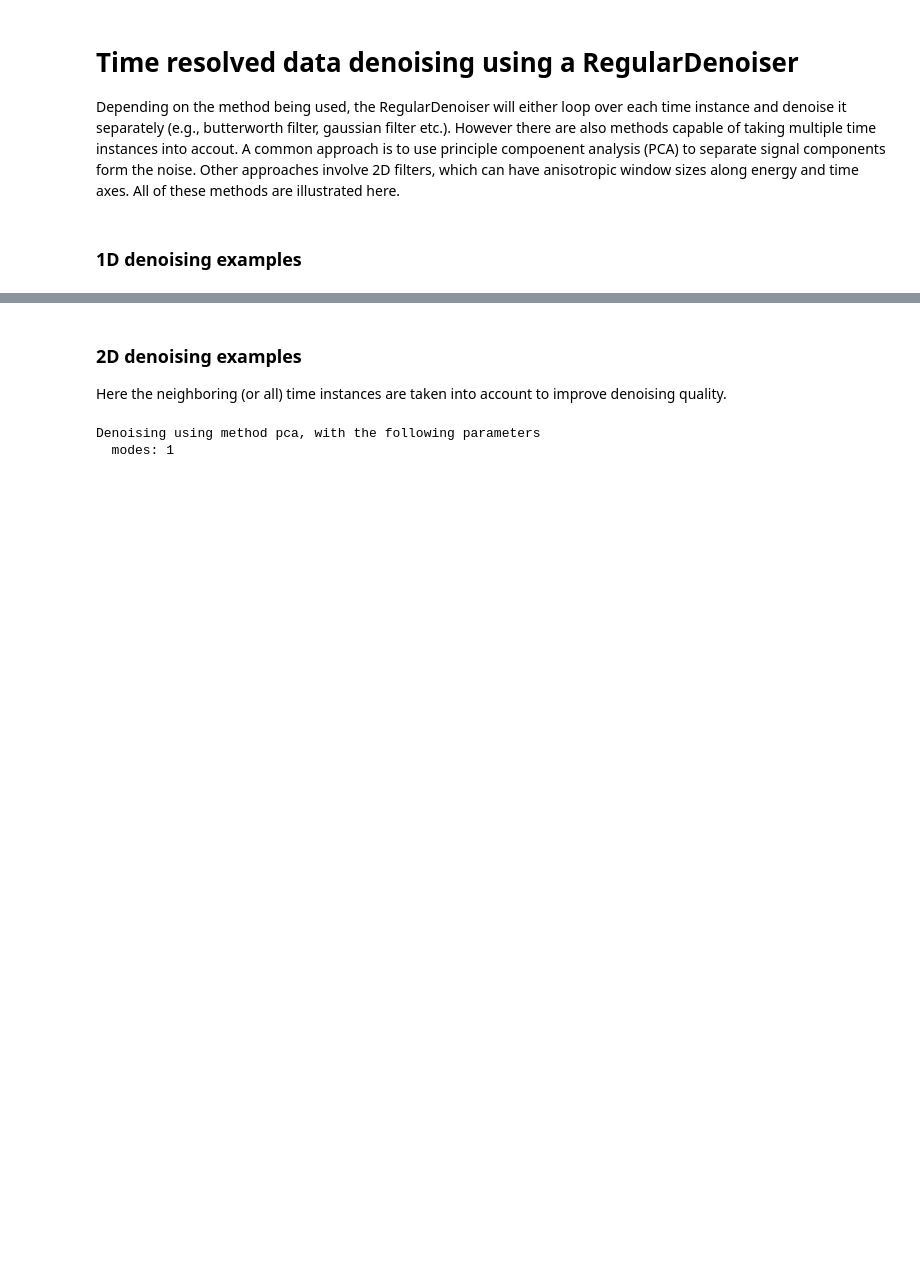
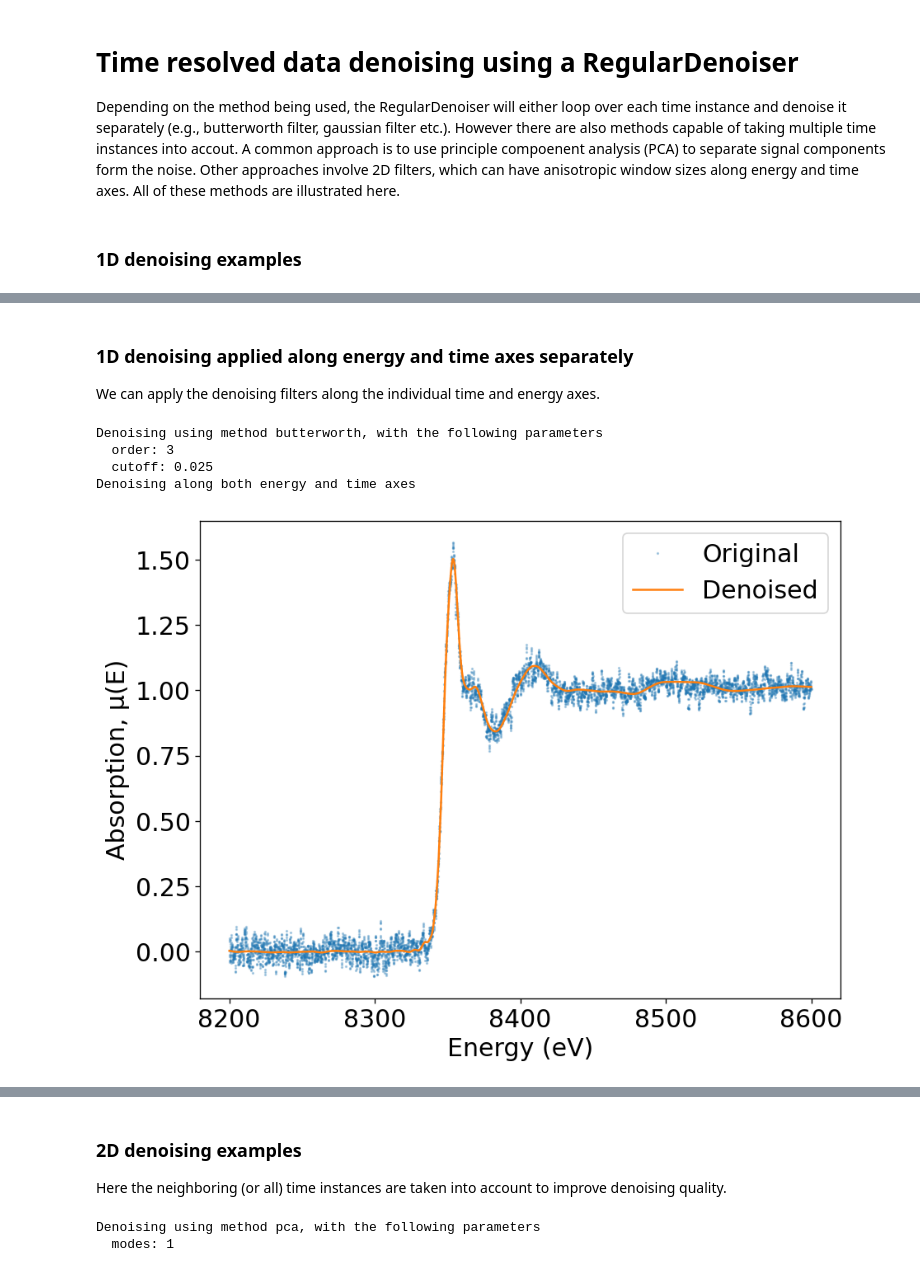
Before and after one commit to tomasaidukas/XASDenoise, a Jupyter notebook: xasdenoise/examples/example4_time_resolved_data_denoising.ipynb, the cells around one changed output, grey strips where cells are left out. Drawn from its saved outputs; the diff is of its cells as text; code cells hidden in the pictures; blank space fills up the shorter version.

Commit message:
big updates to various aspects. Fixed multiple bugs, improved functionality, and error handling

```diff
--- a/xasdenoise/examples/example4_time_resolved_data_denoising.ipynb
+++ b/xasdenoise/examples/example4_time_resolved_data_denoising.ipynb
@@ -85,0 +95,15 @@ Denoising using method butterworth, with the following parameters
+# %% [markdown]
+### 1D denoising applied along energy and time axes separately
+We can apply the denoising filters along the individual time and energy axes.
+# %%
+denoiser_params = {}
+denoiser_params['cutoff'] = 0.02
+spectrum_obj = spectrum0.copy()  # Copy to avoid modifying original
+y_denoised, y_error, y_noise = simple_denoising(spectrum_obj, denoising_method='butterworth', denoiser_params=denoiser_params,
+                                                denoise_energy_and_time=True)
+# %% [output]
+Denoising using method butterworth, with the following parameters
+  order: 3
+  cutoff: 0.025
+Denoising along both energy and time axes
+[figure, added]
```
Also changed, not shown: parts of 8 cells of this notebook, 26 other files.
